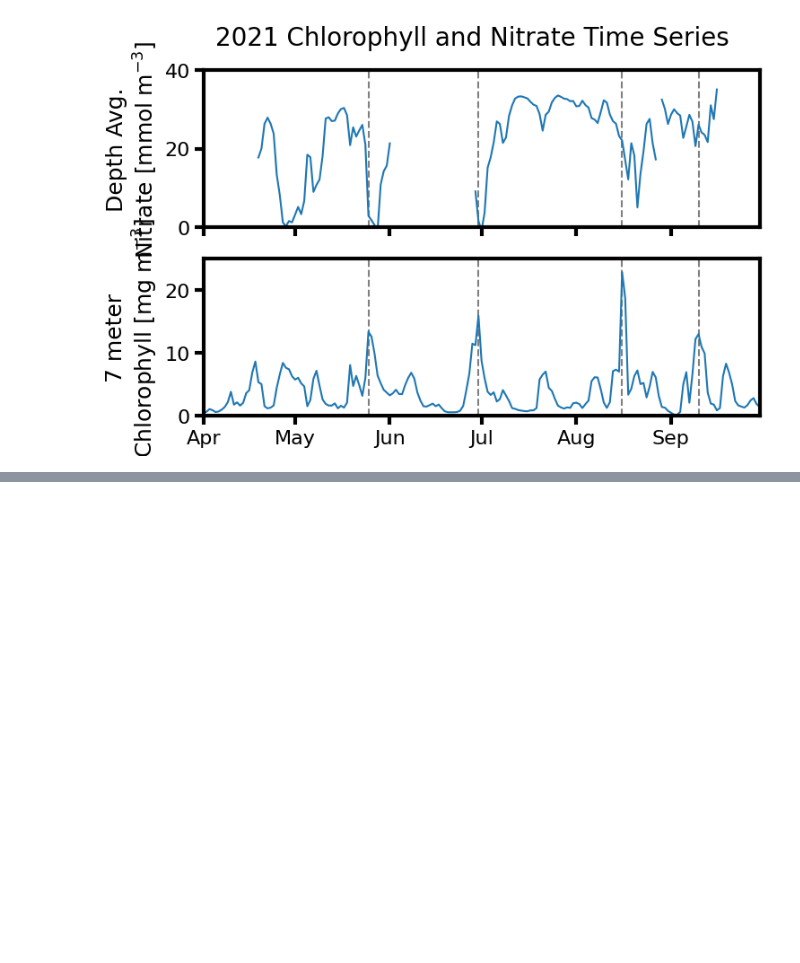
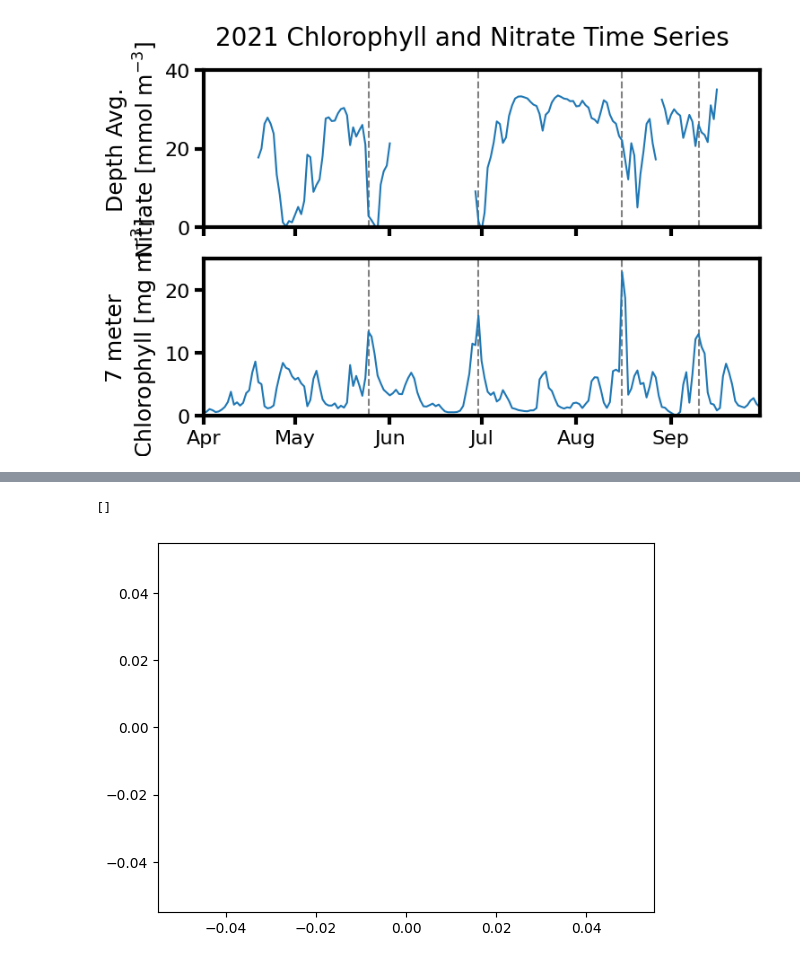
Before and after one commit to andrew-s28/shelf-nitrate-response-to-upwelling, a Jupyter notebook: notebooks/chlorophyll_nitrate.ipynb, the cells around one changed output, grey strips where cells are left out. Cells and saved outputs as stored; diff of their text form; code cells hidden in the pictures; blank space fills up the shorter version.

```diff
--- a/notebooks/chlorophyll_nitrate.ipynb
+++ b/notebooks/chlorophyll_nitrate.ipynb
@@ -211,0 +247,5 @@ for axis in ["top", "bottom", "left", "right"]:
+# %%
+plt.plot()
+# %% [output]
+[]
+[figure, added]
```
Also changed, not shown: parts of 6 cells of this notebook, 1 other file.
